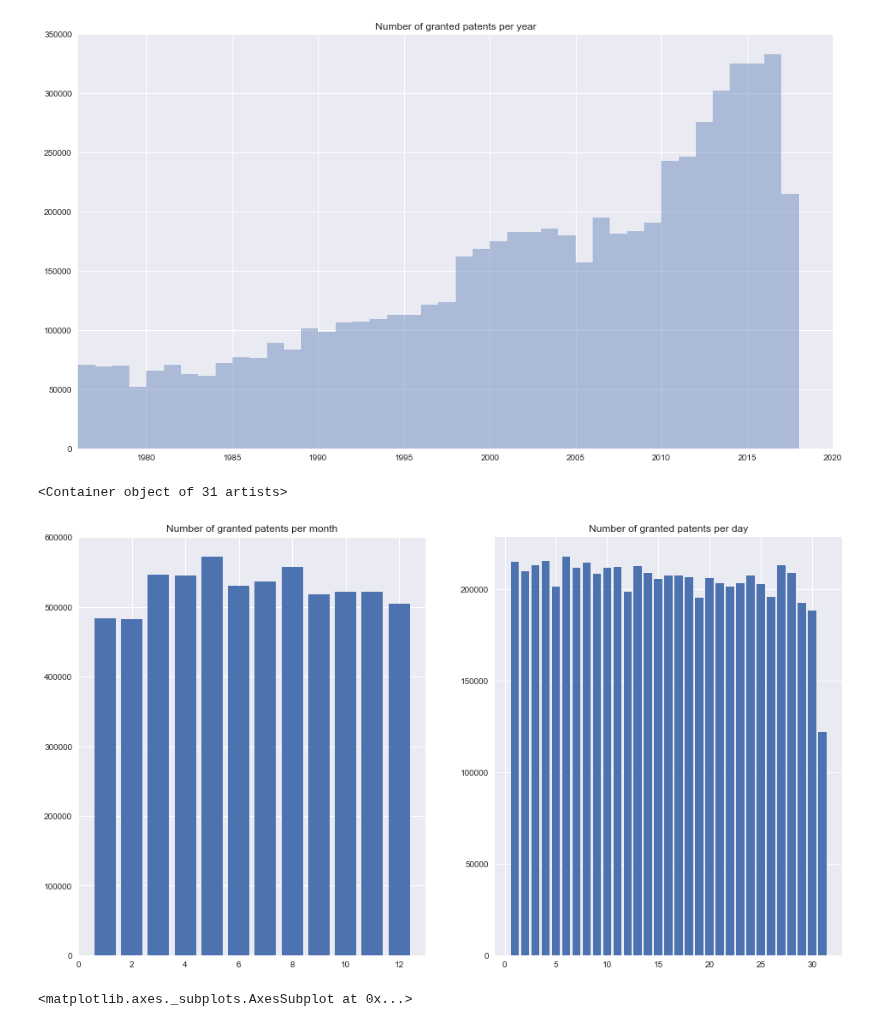
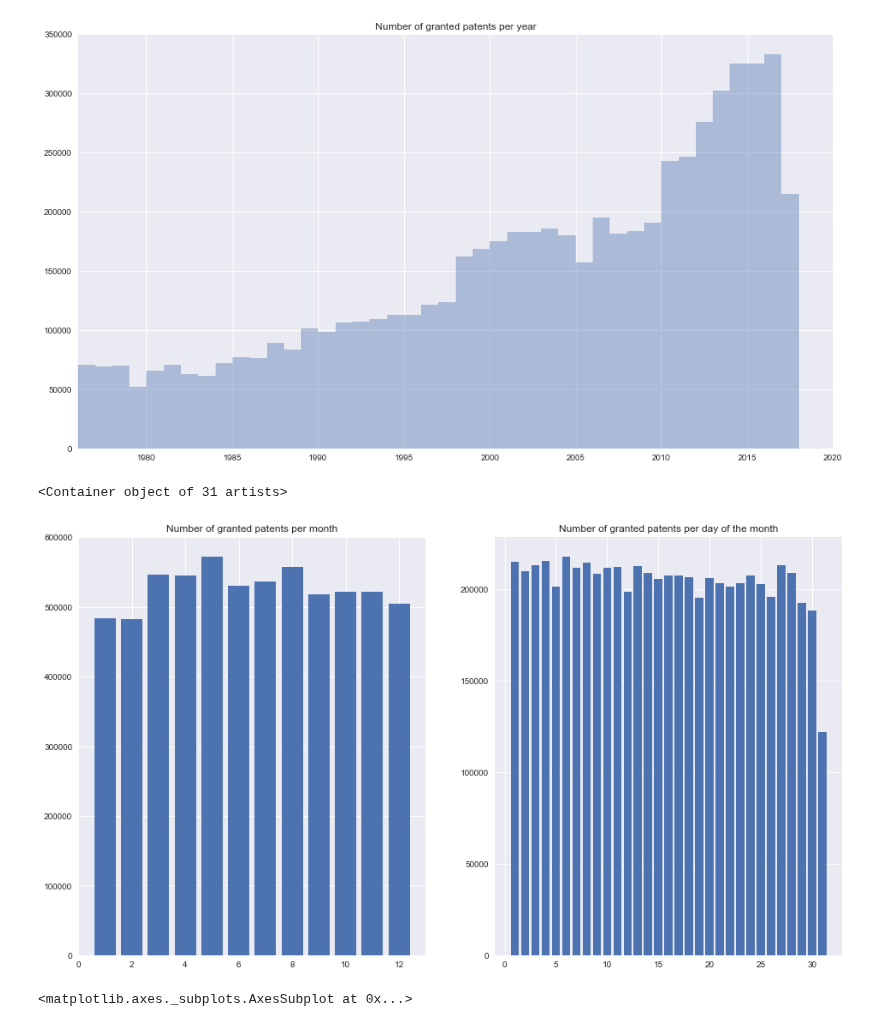
Before and after one commit to roman-bachmann/prayingmantissa, a Jupyter notebook: project/patents.ipynb, the cells around one changed output. Saved outputs shown, nothing was run; the diff lists cells and outputs as text; code cells hidden in the pictures.

```diff
--- a/project/patents.ipynb
+++ b/project/patents.ipynb
@@ -285,20 +285,20 @@ _ = sns.distplot(years, bins=np.arange(1976, 2019, 1), ax=ax, kde=False).set(xli
 # %%
 months = np.array(patents.date.str[5:7], np.int16)
 unique, counts = np.unique(months, return_counts=True)
 
 plt.subplot(121)
 plt.title('Number of granted patents per month')
 plt.bar(np.arange(1, 13, 1), counts)
 
 days = np.array(patents.date.str[8:10], np.int16)
 unique, counts = np.unique(days, return_counts=True)
 
 plt.subplot(122)
-plt.title('Number of granted patents per day')
+plt.title('Number of granted patents per day of the month')
 plt.bar(np.arange(1, 32, 1), counts)
 # %% [output]
 <Container object of 31 artists>
-[figure, old version]
+[figure, new version]
 # %%
 hist = categorymap.groupby('category').count().reset_index().sort_values('patent_id', ascending=False)
 
```
